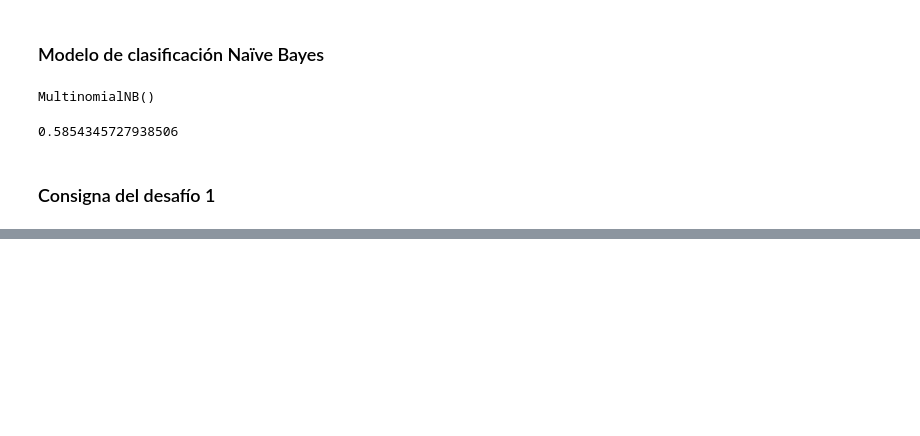
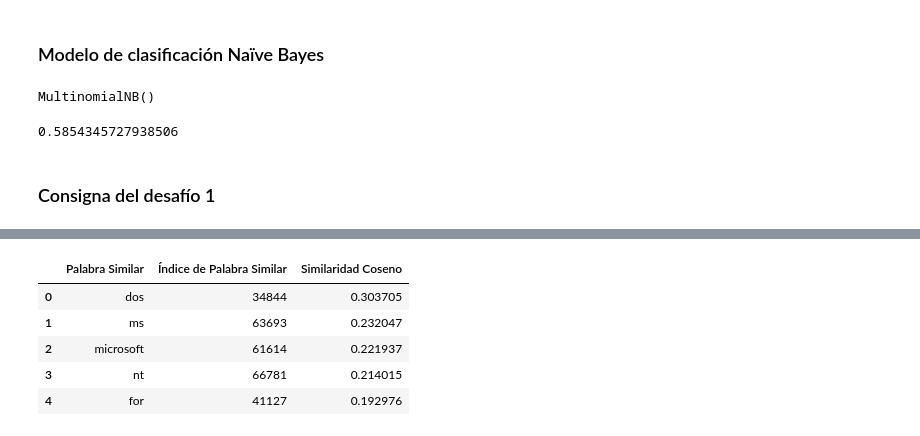
Before and after one commit to Kalima83/procesamiento_lenguaje_natural, a Jupyter notebook: clase_1/ejercicios/Desafio_1.ipynb, the cells around one changed output, grey strips where cells are left out. Saved outputs shown, nothing was run; the diff lists cells and outputs as text; code cells hidden in the pictures; blank space fills up the shorter version.

```diff
--- a/clase_1/ejercicios/Desafio_1.ipynb
+++ b/clase_1/ejercicios/Desafio_1.ipynb
@@ -207,0 +648,81 @@ Estudiar ahora similaridad entre palabras tomando 5 palabras y estudiando sus 5
+# %%
+import numpy as np
+from sklearn.metrics.pairwise import cosine_similarity
+import pandas as pd
+
+print("Transponiendo la matriz documento-término...")
+# Transponer la matriz X_train (documento-término) para obtener la matriz término-documento
+# La matriz esparsa X_train es de forma (n_documentos, n_terminos).
+# Al transponerla, obtenemos una matriz de forma (n_terminos, n_documentos).
+X_train_transposed = X_train.T
+
+print(f"Matriz término-documento creada. Forma: {X_train_transposed.shape}")
+
+print("\nCalculando similaridad entre palabras...")
+# Ahora, las filas de X_train_transposed representan los vectores de las palabras.
+# Calculamos la similaridad coseno entre estas filas para obtener la similaridad entre palabras.
+# Esto puede ser computacionalmente intensivo si el vocabulario es muy grande.
+# Para demostración, calcularemos la similaridad de algunas palabras seleccionadas con todas las demás palabras.
+
+# Seleccionar algunas palabras manualmente para analizar su similaridad
+# Es importante elegir palabras que tengan sentido en el contexto del dataset.
+words_to_analyze = ["windows", "car", "god", "electronics", "baseball"]
+
+# Obtener los índices de estas palabras en el vocabulario
+word_indices_to_analyze = [tfidfvect.vocabulary_.get(word) for word in words_to_analyze if word in tfidfvect.vocabulary_]
+
+# Eliminar None en caso de que alguna palabra no esté en el vocabulario
+word_indices_to_analyze = [idx for idx in word_indices_to_analyze if idx is not None]
+
+if not word_indices_to_analyze:
+    print("Ninguna de las palabras seleccionadas se encontró en el vocabulario.")
+else:
+    print(f"Analizando similaridad para las palabras: {[idx2word[i] for i in word_indices_to_analyze]}")
+
+    # Obtener los vectores de las palabras seleccionadas de la matriz transpuesta
+    # X_words_selected = X_train_transposed[word_indices_to_analyze] # Esto seleccionaría las filas correctas
+
+    # Calcular la similaridad coseno entre las palabras seleccionadas y todas las demás palabras
+    # Utilizaremos los vectores de palabras directamente de la matriz transpuesta
+    # cossim_words = cosine_similarity(X_words_selected, X_train_transposed) # Comparar palabras seleccionadas con todas
+
+    # Para este ejemplo, vamos a calcular la similaridad de cada palabra seleccionada
+    # con todas las demás palabras de forma individual para un control más fino.
+    # Esto es menos eficiente que la línea comentada arriba, pero más fácil de manejar si solo seleccionamos unas pocas.
+
+    for i, word_idx in enumerate(word_indices_to_analyze):
+        word = idx2word[word_idx]
+        print(f"\n--- Palabras más similares a '{word}' ---")
+
+        # Obtener el vector de la palabra actual
+        current_word_vector = X_train_transposed[word_idx]
+
+        # Calcular la similaridad coseno de esta palabra con todas las demás palabras
+        cossim_word = cosine_similarity(current_word_vector, X_train_transposed)[0] # [0] para obtener el array 1D
+
+        # Obtener los índices de las palabras ordenadas por similaridad (excluyendo la palabra misma)
+        # La palabra misma tendrá una similaridad de 1.0
+        # np.argsort ordenará los índices de la similaridad
+        # [::-1] invierte para ordenar de mayor a menor
+        # [1:6] toma los 5 primeros índices excluyendo el primero (la palabra misma)
+        most_similar_word_indices = np.argsort(cossim_word)[::-1][1:6]
+
+        # Crear una lista para almacenar los datos de las palabras similares
+        similar_words_data = []
+
+        # Recopilar los datos de las 5 palabras más similares
+        for similar_word_idx in most_similar_word_indices:
+            similarity_score = cossim_word[similar_word_idx]
+            similar_word = idx2word[similar_word_idx]
+            similar_words_data.append({
+                "Palabra Similar": similar_word,
+                "Índice de Palabra Similar": similar_word_idx,
+                "Similaridad Coseno": similarity_score
+            })
+
+        # Crear un DataFrame de pandas con los datos y mostrarlo
+        df_similar_words = pd.DataFrame(similar_words_data)
+        display(df_similar_words)
+
+    print("\nAnálisis de similaridad entre palabras completado.")
+# %% [output]
@@ -207,0 +736,6 @@ Estudiar ahora similaridad entre palabras tomando 5 palabras y estudiando sus 5
+|  | Palabra Similar | Índice de Palabra Similar | Similaridad Coseno |
+| 0 | dos | 34844 | 0.303705 |
+| 1 | ms | 63693 | 0.232047 |
+| 2 | microsoft | 61614 | 0.221937 |
+| 3 | nt | 66781 | 0.214015 |
+| 4 | for | 41127 | 0.192976 |
```
Also changed, not shown: parts of 17 cells of this notebook.
